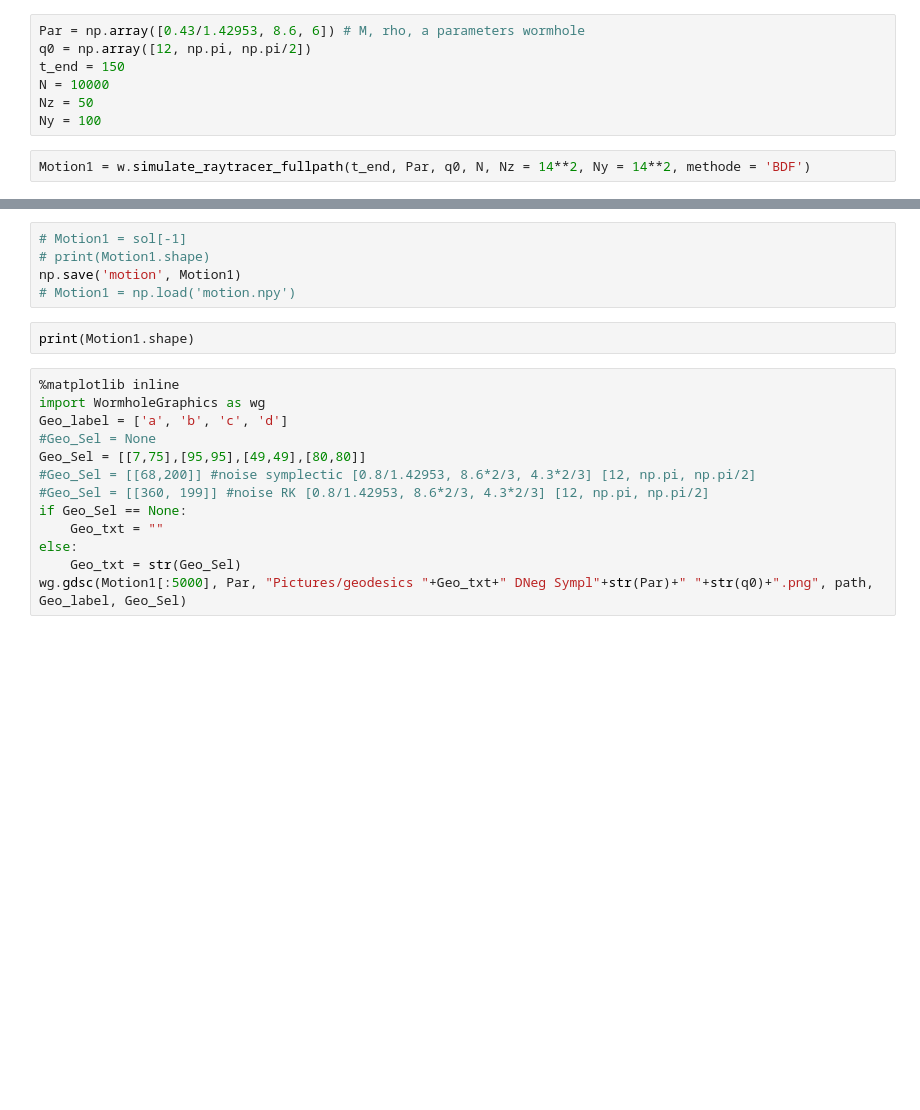
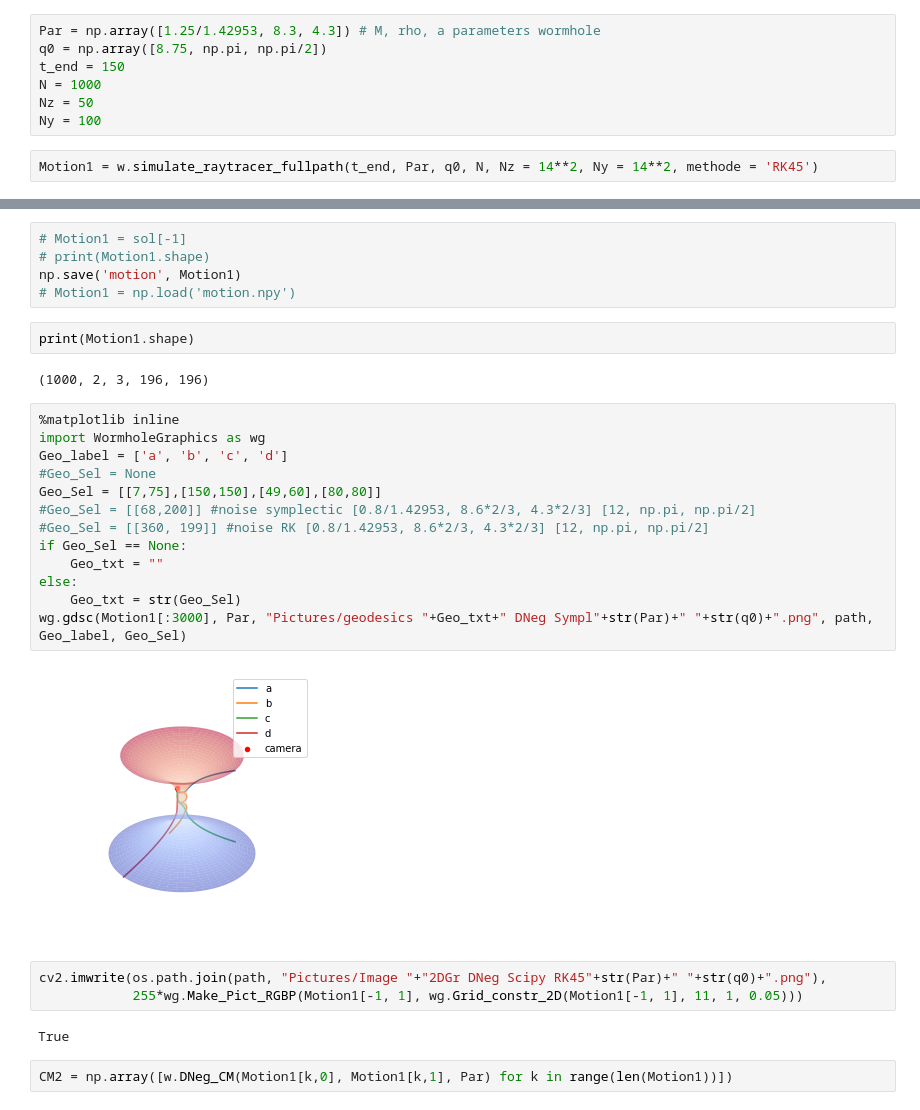
Before and after one commit to JelleVDS/Bachelorproef, a Jupyter notebook: Untitled.ipynb, the cells around one changed output, grey strips where cells are left out. Saved outputs shown, nothing was run; the diff lists cells and outputs as text; blank space fills up the shorter version.

Commit message:
spelen met parameters en fotos

```diff
--- a/Untitled.ipynb
+++ b/Untitled.ipynb
@@ -15,14 +15,14 @@ import RungeKutta as rk
 # %%
 path = os.getcwd()
 # %%
-Par = np.array([0.43/1.42953, 8.6, 6]) # M, rho, a parameters wormhole
-q0 = np.array([12, np.pi, np.pi/2])
+Par = np.array([1.25/1.42953, 8.3, 4.3]) # M, rho, a parameters wormhole
+q0 = np.array([8.75, np.pi, np.pi/2])
 t_end = 150
-N = 10000
+N = 1000
 Nz = 50
 Ny = 100
 # %%
-Motion1 = w.simulate_raytracer_fullpath(t_end, Par, q0, N, Nz = 14**2, Ny = 14**2, methode = 'BDF')
+Motion1 = w.simulate_raytracer_fullpath(t_end, Par, q0, N, Nz = 14**2, Ny = 14**2, methode = 'RK45')
 # %% [output]
 Initializing screen and calculating initial condition...
 # %%
@@ -32,16 +32,27 @@ np.save('motion', Motion1)
 # Motion1 = np.load('motion.npy')
 # %%
 print(Motion1.shape)
+# %% [output]
+(1000, 2, 3, 196, 196)
 # %%
 %matplotlib inline
 import WormholeGraphics as wg
 Geo_label = ['a', 'b', 'c', 'd']
 #Geo_Sel = None
-Geo_Sel = [[7,75],[95,95],[49,49],[80,80]]
+Geo_Sel = [[7,75],[150,150],[49,60],[80,80]]
 #Geo_Sel = [[68,200]] #noise symplectic [0.8/1.42953, 8.6*2/3, 4.3*2/3] [12, np.pi, np.pi/2]
 #Geo_Sel = [[360, 199]] #noise RK [0.8/1.42953, 8.6*2/3, 4.3*2/3] [12, np.pi, np.pi/2]
 if Geo_Sel == None:
     Geo_txt = ""
 else:
     Geo_txt = str(Geo_Sel)
-wg.gdsc(Motion1[:5000], Par, "Pictures/geodesics "+Geo_txt+" DNeg Sympl"+str(Par)+" "+str(q0)+".png", path, Geo_label, Geo_Sel)
+wg.gdsc(Motion1[:3000], Par, "Pictures/geodesics "+Geo_txt+" DNeg Sympl"+str(Par)+" "+str(q0)+".png", path, Geo_label, Geo_Sel)
+# %% [output]
+[figure, added]
+# %%
+cv2.imwrite(os.path.join(path, "Pictures/Image "+"2DGr DNeg Scipy RK45"+str(Par)+" "+str(q0)+".png"),
+            255*wg.Make_Pict_RGBP(Motion1[-1, 1], wg.Grid_constr_2D(Motion1[-1, 1], 11, 1, 0.05)))
+# %% [output]
+True
+# %%
+CM2 = np.array([w.DNeg_CM(Motion1[k,0], Motion1[k,1], Par) for k in range(len(Motion1))])
```
Also changed, not shown: parts of 1 cell of this notebook, 28 other files.
